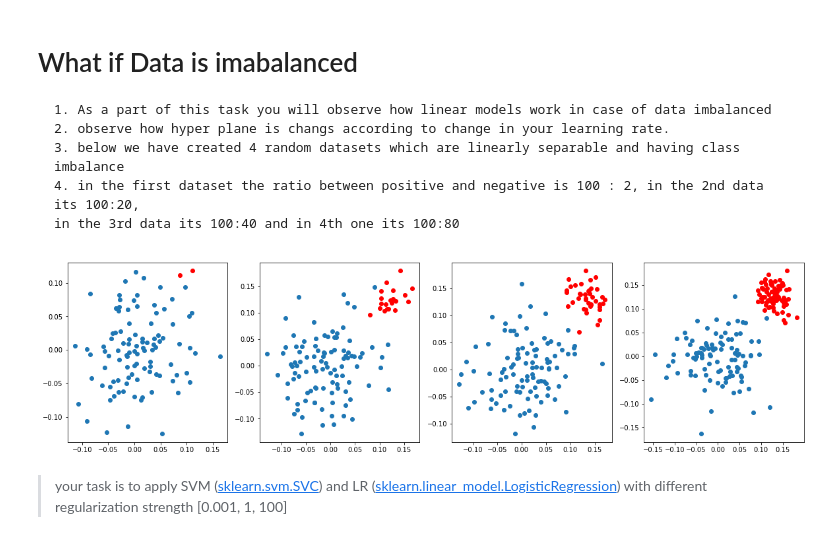
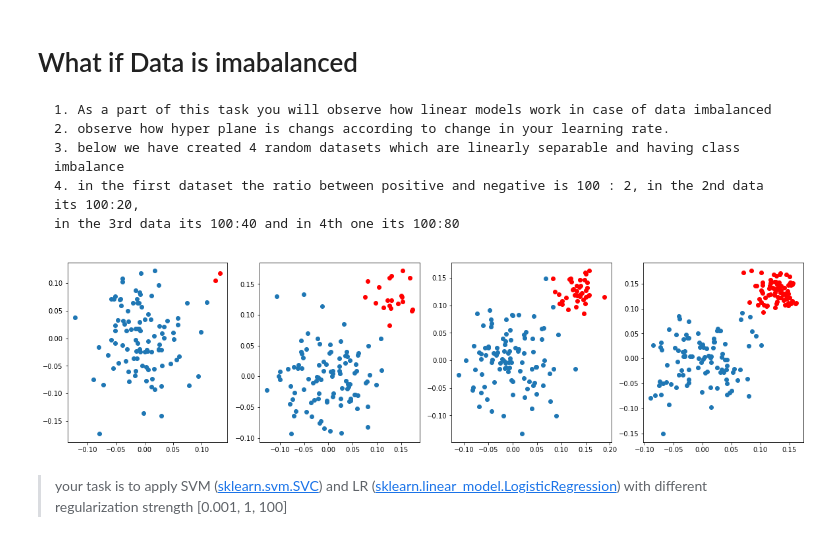
Before and after one commit to jishnukoliyadan/AAIC_Course_Works, a Jupyter notebook: 10_Behavior_of_Linear_Models/8A_LR_SVM.ipynb, the cells around one changed output. Saved outputs shown, nothing was run; the diff lists cells and outputs as text; code cells hidden in the pictures.

```diff
--- a/10_Behavior_of_Linear_Models/8A_LR_SVM.ipynb
+++ b/10_Behavior_of_Linear_Models/8A_LR_SVM.ipynb
@@ -30,21 +35,26 @@ in the 3rd data its 100:40 and in 4th one its 100:80
 </pre>
 # %%
 # here we are creating 2d imbalanced data points
+
+np.random.seed(15)
+
 ratios = [(100,2), (100, 20), (100, 40), (100, 80)]
 plt.figure(figsize=(20,5))
+
 for j,i in enumerate(ratios):
     plt.subplot(1, 4, j+1)
-    X_p=np.random.normal(0,0.05,size=(i[0],2))
-    X_n=np.random.normal(0.13,0.02,size=(i[1],2))
-    y_p=np.array([1]*i[0]).reshape(-1,1)
-    y_n=np.array([0]*i[1]).reshape(-1,1)
-    X=np.vstack((X_p,X_n))
-    y=np.vstack((y_p,y_n))
+    X_p = np.random.normal(0,0.05,size=(i[0],2), )
+    X_n = np.random.normal(0.13,0.02,size=(i[1],2))
+    y_p = np.array([1]*i[0]).reshape(-1,1)
+    y_n = np.array([0]*i[1]).reshape(-1,1)
+    X = np.vstack((X_p,X_n))
+    y = np.vstack((y_p,y_n))
     plt.scatter(X_p[:,0],X_p[:,1])
     plt.scatter(X_n[:,0],X_n[:,1],color='red')
+
 plt.show()
 # %% [output]
-[figure, old version]
+[figure, new version]
 # %% [markdown]
 > your task is to apply SVM (<a href='https://scikit-learn.org/stable/modules/generated/sklearn.svm.SVC.html#sklearn.svm.SVC'>sklearn.svm.SVC</a>) and LR (<a href='https://scikit-learn.org/stable/modules/generated/sklearn.linear_model.LogisticRegression.html'>sklearn.linear_model.LogisticRegression</a>) with different regularization strength [0.001, 1, 100]
 # %% [markdown]
```
Also changed, not shown: parts of 9 cells of this notebook, 18 other files.
